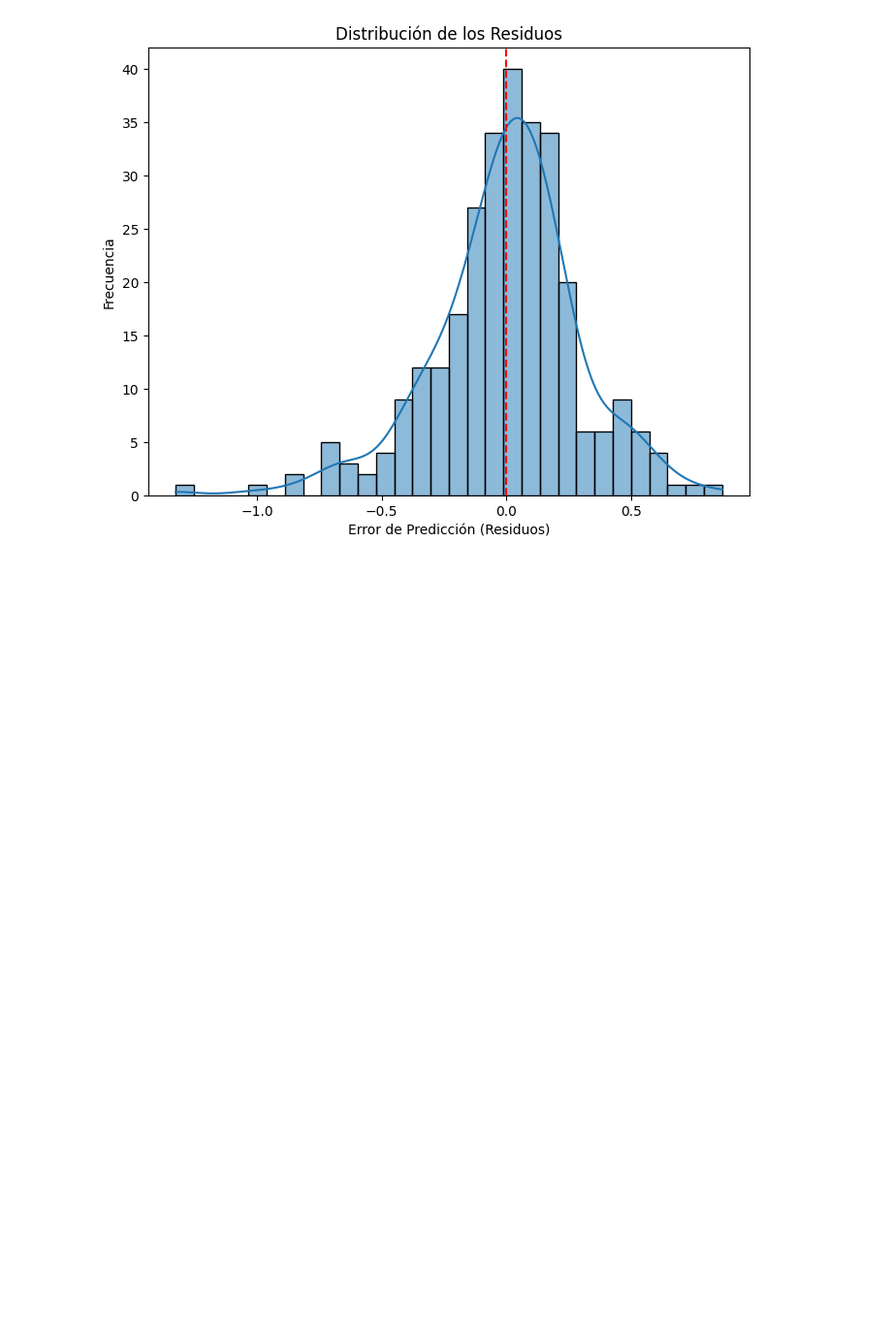
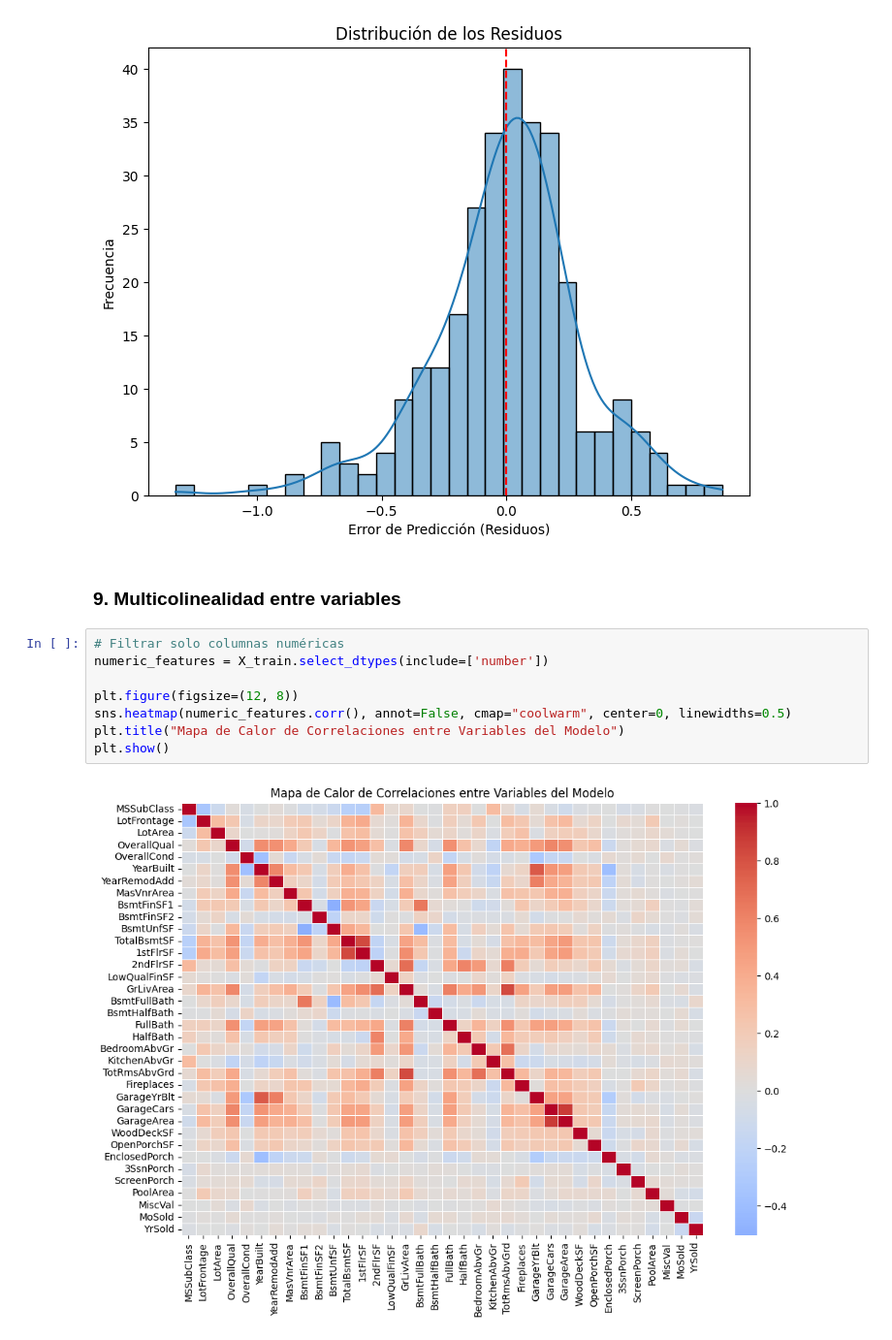
Before and after one commit to EstebanZG999/HT3Mineria, a Jupyter notebook: src/modelos_regresion.ipynb, the cells around one changed output. Shown: that part at 97% size. Drawn from its saved outputs; the diff is of its cells as text; blank space fills up the shorter version.

Commit message:
feat: exercise 9 multicollinearity between variables

```diff
--- a/src/modelos_regresion.ipynb
+++ b/src/modelos_regresion.ipynb
@@ -109,3 +109,15 @@ plt.show()
 # %% [output]
 [figure]
 [figure]
+# %% [markdown]
+### 9. Multicolinealidad entre variables
+# %%
+# Filtrar solo columnas numéricas
+numeric_features = X_train.select_dtypes(include=['number'])
+
+plt.figure(figsize=(12, 8))
+sns.heatmap(numeric_features.corr(), annot=False, cmap="coolwarm", center=0, linewidths=0.5)
+plt.title("Mapa de Calor de Correlaciones entre Variables del Modelo")
+plt.show()
+# %% [output]
+[figure, added]
```
Also changed, not shown: parts of 3 cells of this notebook.
